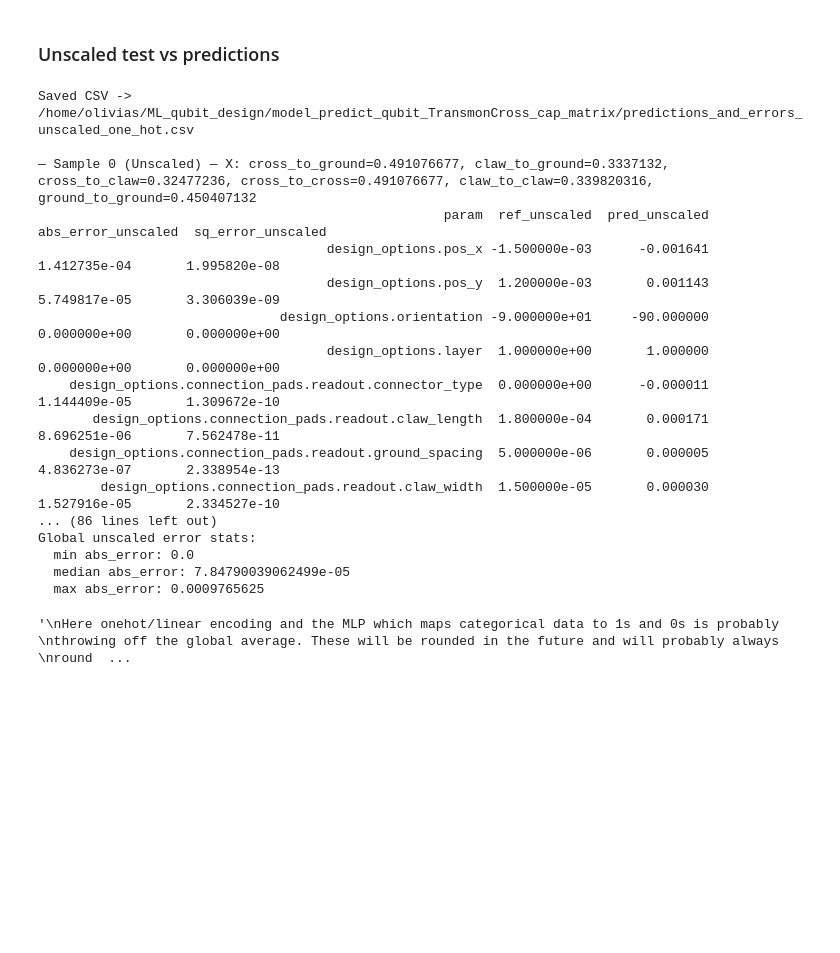
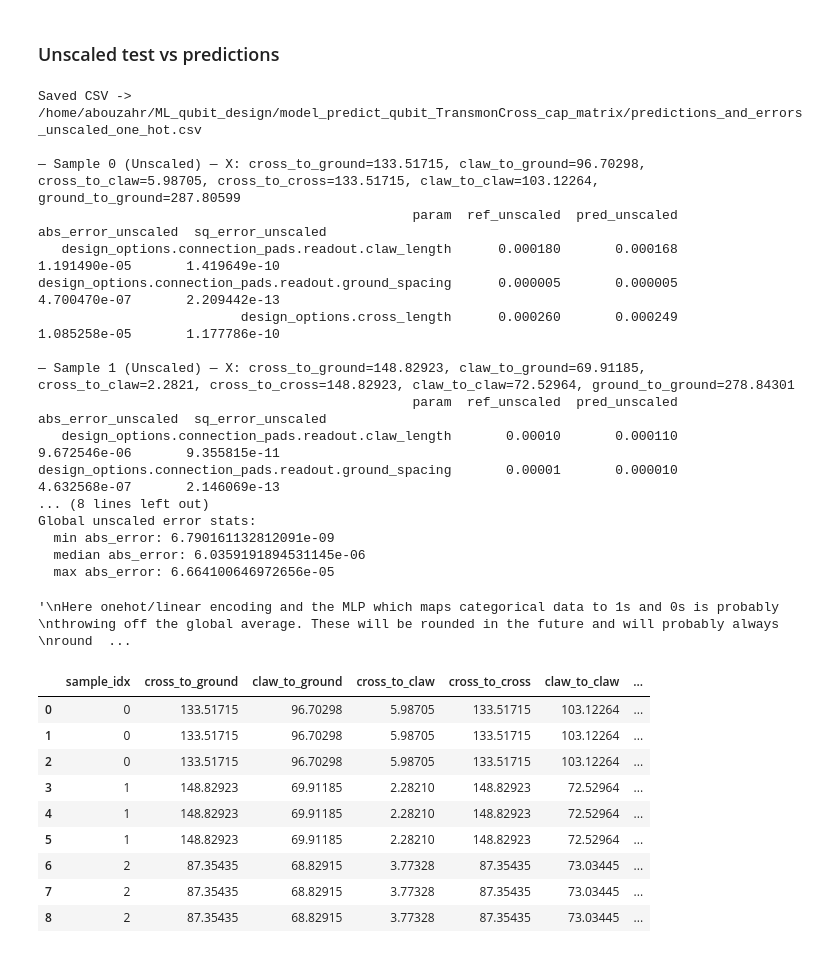
Before and after one commit to abhishekchak52/ML_qubit_design, a Jupyter notebook: model_predict_qubit_TransmonCross_cap_matrix/ml_01_train_keras.ipynb, the cells around one changed output. Drawn from its saved outputs; the diff is of its cells as text; code cells hidden in the pictures; blank space fills up the shorter version.

```diff
--- a/model_predict_qubit_TransmonCross_cap_matrix/ml_01_train_keras.ipynb
+++ b/model_predict_qubit_TransmonCross_cap_matrix/ml_01_train_keras.ipynb
@@ -1478,12 +1476,16 @@ abs_errors_unscaled = np.abs(y_test_unscaled - y_pred_unscaled)
 # making a nice fancy dataframe, we like fancy things
 rows_unscaled = []
 for i in range(n_samples):
-    cav_freq, kappa = X_test_unscaled[i, 0], X_test_unscaled[i, 1]
+    cross_to_ground, claw_to_ground, cross_to_claw, cross_to_cross, claw_to_claw, ground_to_ground = X_test_unscaled[i, 0], X_test_unscaled[i, 1], X_test_unscaled[i, 2], X_test_unscaled[i, 3], X_test_unscaled[i, 4], X_test_unscaled[i, 5]
     for j in range(n_params):
         rows_unscaled.append({
             "sample_idx": i,
-            "cavity_frequency": cav_freq,
-            "kappa": kappa,
+            "cross_to_ground": cross_to_ground,
+            "claw_to_ground": claw_to_ground,
+            "cross_to_claw": cross_to_claw,
+            "cross_to_cross": cross_to_cross,
+            "claw_to_claw": claw_to_claw,
+            "ground_to_ground": ground_to_ground,
             "param": headers[j],
             "ref_unscaled": y_test_unscaled[i, j],
             "pred_unscaled": y_pred_unscaled[i, j],
@@ -1504,7 +1506,7 @@ for i in range(n_samples):
     sub = sub[["param", "ref_unscaled", "pred_unscaled", "abs_error_unscaled", "sq_error_unscaled"]]
     header_line = (
         f"— Sample {i} (Unscaled) — "
-        f"X: cross_to_ground={X_test_cur[i,0]:.9g}, claw_to_ground={X_test_cur[i,1]:.9g}, cross_to_claw={X_test_cur[i,2]:.9g}, cross_to_cross={X_test_cur[i,3]:.9g}, claw_to_claw={X_test_cur[i,4]:.9g}, ground_to_ground={X_test_cur[i,5]:.9g}"
+        f"X: cross_to_ground={X_test_unscaled[i,0]:.9g}, claw_to_ground={X_test_unscaled[i,1]:.9g}, cross_to_claw={X_test_unscaled[i,2]:.9g}, cross_to_cross={X_test_unscaled[i,3]:.9g}, claw_to_claw={X_test_unscaled[i,4]:.9g}, ground_to_ground={X_test_unscaled[i,5]:.9g}"
     )
     print(header_line)
     print(sub.to_string(index=False))
@@ -1524,21 +1526,34 @@ the overall average error. In the future we might want to just have it consider
 data when finding an overall average and reporting that number.
 '''
 # %% [output]
-Saved CSV -> /home/olivias/ML_qubit_design/model_predict_qubit_TransmonCross_cap_matrix/predictions_and_errors_unscaled_one_hot.csv
+Saved CSV -> /home/abouzahr/ML_qubit_design/model_predict_qubit_TransmonCross_cap_matrix/predictions_and_errors_unscaled_one_hot.csv
 
-— Sample 0 (Unscaled) — X: cross_to_ground=0.491076677, claw_to_ground=0.3337132, cross_to_claw=0.32477236, cross_to_cross=0.491076677, claw_to_claw=0.339820316, ground_to_ground=0.450407132
-                                                    param  ref_unscaled  pred_unscaled  abs_error_unscaled  sq_error_unscaled
-                                     design_options.pos_x -1.500000e-03      -0.001641        1.412735e-04       1.995820e-08
-                                     design_options.pos_y  1.200000e-03       0.001143        5.749817e-05       3.306039e-09
-                               design_options.orientation -9.000000e+01     -90.000000        0.000000e+00       0.000000e+00
-                                     design_options.layer  1.000000e+00       1.000000        0.000000e+00       0.000000e+00
-    design_options.connection_pads.readout.connector_type  0.000000e+00      -0.000011        1.144409e-05       1.309672e-10
-       design_options.connection_pads.readout.claw_length  1.800000e-04       0.000171        8.696251e-06       7.562478e-11
-    design_options.connection_pads.readout.ground_spacing  5.000000e-06       0.000005        4.836273e-07       2.338954e-13
-        design_options.connection_pads.readout.claw_width  1.500000e-05       0.000030        1.527916e-05       2.334527e-10
-... (86 lines left out)
+— Sample 0 (Unscaled) — X: cross_to_ground=133.51715, claw_to_ground=96.70298, cross_to_claw=5.98705, cross_to_cross=133.51715, claw_to_claw=103.12264, ground_to_ground=287.80599
+                                                param  ref_unscaled  pred_unscaled  abs_error_unscaled  sq_error_unscaled
+   design_options.connection_pads.readout.claw_length      0.000180       0.000168        1.191490e-05       1.419649e-10
+design_options.connection_pads.readout.ground_spacing      0.000005       0.000005        4.700470e-07       2.209442e-13
+                          design_options.cross_length      0.000260       0.000249        1.085258e-05       1.177786e-10
+
+— Sample 1 (Unscaled) — X: cross_to_ground=148.82923, claw_to_ground=69.91185, cross_to_claw=2.2821, cross_to_cross=148.82923, claw_to_claw=72.52964, ground_to_ground=278.84301
+                                                param  ref_unscaled  pred_unscaled  abs_error_unscaled  sq_error_unscaled
+   design_options.connection_pads.readout.claw_length       0.00010       0.000110        9.672546e-06       9.355815e-11
+design_options.connection_pads.readout.ground_spacing       0.00001       0.000010        4.632568e-07       2.146069e-13
+... (8 lines left out)
 Global unscaled error stats:
-  min abs_error: 0.0
-  median abs_error: 7.84790039062499e-05
-  max abs_error: 0.0009765625
+  min abs_error: 6.790161132812091e-09
+  median abs_error: 6.0359191894531145e-06
+  max abs_error: 6.664100646972656e-05
 '\nHere onehot/linear encoding and the MLP which maps categorical data to 1s and 0s is probably \nthrowing off the global average. These will be rounded in the future and will probably always \nround  ...
+# %%
+df_unscaled
+# %% [output]
+|  | sample_idx | cross_to_ground | claw_to_ground | cross_to_claw | cross_to_cross | claw_to_claw | ... |
+| 0 | 0 | 133.51715 | 96.70298 | 5.98705 | 133.51715 | 103.12264 | ... |
+| 1 | 0 | 133.51715 | 96.70298 | 5.98705 | 133.51715 | 103.12264 | ... |
+| 2 | 0 | 133.51715 | 96.70298 | 5.98705 | 133.51715 | 103.12264 | ... |
+| 3 | 1 | 148.82923 | 69.91185 | 2.28210 | 148.82923 | 72.52964 | ... |
+| 4 | 1 | 148.82923 | 69.91185 | 2.28210 | 148.82923 | 72.52964 | ... |
+| 5 | 1 | 148.82923 | 69.91185 | 2.28210 | 148.82923 | 72.52964 | ... |
+| 6 | 2 | 87.35435 | 68.82915 | 3.77328 | 87.35435 | 73.03445 | ... |
+| 7 | 2 | 87.35435 | 68.82915 | 3.77328 | 87.35435 | 73.03445 | ... |
+| 8 | 2 | 87.35435 | 68.82915 | 3.77328 | 87.35435 | 73.03445 | ... |
```
Also changed, not shown: parts of 10 cells of this notebook, 2 other files.
